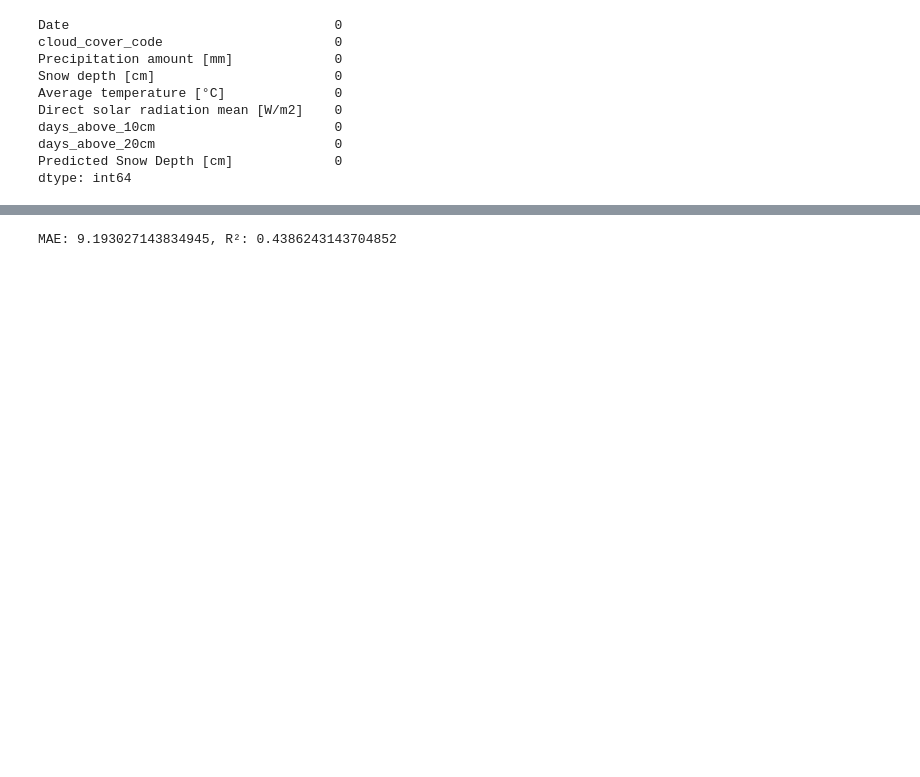
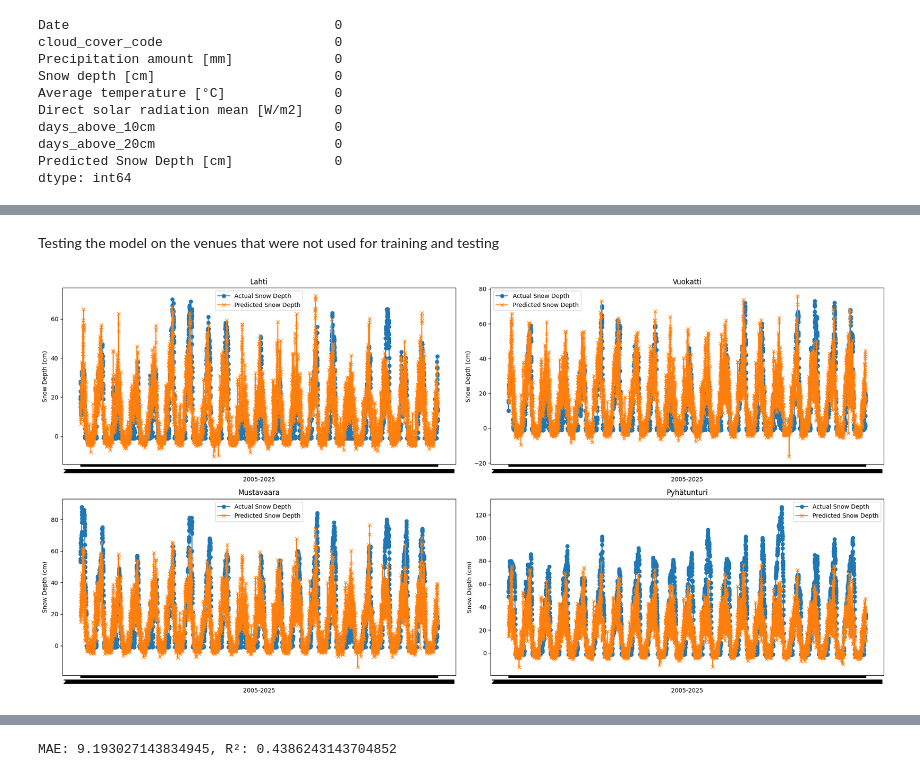
Before and after one commit to ZetaGroup1/WeatherMachine, a Jupyter notebook: Final_data_scripts/Scripts/training_model.ipynb, the cells around one changed output, grey strips where cells are left out. Saved outputs shown, nothing was run; the diff lists cells and outputs as text; code cells hidden in the pictures; blank space fills up the shorter version.

Commit message:
updatet version of training model

```diff
--- a/Final_data_scripts/Scripts/training_model.ipynb
+++ b/Final_data_scripts/Scripts/training_model.ipynb
@@ -196,0 +197,47 @@ R² Score: 0.453
+# %% [markdown]
+Testing the model on the venues that were not used for training and testing
+# %%
+#not used for training
+df_lahti = pd.read_csv("https://raw.githubusercontent.com/ZetaGroup1/WeatherMachine/main/Final_data_scripts/Data/Lahti_final.csv")
+df_vuokatti = pd.read_csv("https://raw.githubusercontent.com/ZetaGroup1/WeatherMachine/main/Final_data_scripts/Data/Vuokatti_final.csv")
+df_mustavaara = pd.read_csv("https://raw.githubusercontent.com/ZetaGroup1/WeatherMachine/main/Final_data_scripts/Data/Mustavaara_final.csv")
+df_pyhätunturi = pd.read_csv("https://raw.githubusercontent.com/ZetaGroup1/WeatherMachine/main/Final_data_scripts/Data/Pyhatunturi_final.csv")
+#used for training
+df_ylläs = pd.read_csv("https://raw.githubusercontent.com/ZetaGroup1/WeatherMachine/refs/heads/main/Final_data_scripts/Data/Yllas_final.csv")
+df_himos = pd.read_csv("https://raw.githubusercontent.com/ZetaGroup1/WeatherMachine/refs/heads/main/Final_data_scripts/Data/Himos_final.csv")
+df_serena = pd.read_csv("https://raw.githubusercontent.com/ZetaGroup1/WeatherMachine/refs/heads/main/Final_data_scripts/Data/Serena_final.csv")
+df_ruka = pd.read_csv("https://raw.githubusercontent.com/ZetaGroup1/WeatherMachine/refs/heads/main/Final_data_scripts/Data/Ruka_final.csv")
+df_tahko = pd.read_csv('https://raw.githubusercontent.com/ZetaGroup1/WeatherMachine/refs/heads/main/Final_data_scripts/Data/Tahko_final.csv')
+# %%
+dfs_remaining = [df_lahti, df_vuokatti, df_mustavaara, df_pyhätunturi]
+dfs_training = [df_ylläs, df_himos, df_serena, df_ruka, df_tahko]
+name_remaining = ['Lahti' ,'Vuokatti', 'Mustavaara', 'Pyhätunturi']
+name_training = [ 'Ylläs','Himos' ,'Serena', 'Ruka', 'Tahko']
+
+# Fill missing values
+for df in dfs_remaining:
+    df.ffill(inplace=True)
+    df.bfill(inplace=True)
+    df["Predicted Snow Depth [cm]"] = weather_model.predict(df[features])
+
+# Fill missing values
+for df in dfs_training:
+    df.ffill(inplace=True)
+    df.bfill(inplace=True)
+    df["Predicted Snow Depth [cm]"] = weather_model.predict(df[features])
+# %%
+plt.figure(figsize=(20, 10))
+i = 1
+for df in dfs_remaining:
+    plt.subplot(2, 2, i)  # (rows, columns, index)
+    plt.plot(df["Date"], df['Snow depth [cm]'], label="Actual Snow Depth", marker='o')
+    plt.plot(df["Date"], df['Predicted Snow Depth [cm]'], label="Predicted Snow Depth", marker='x')
+    plt.xlabel("2005-2025")
+    plt.ylabel("Snow Depth (cm)")
+    plt.title(name_remaining[i-1])
+    plt.legend()
+    i += 1
+plt.tight_layout()
+plt.show()
+# %% [output]
+[figure, added]
```
Also changed, not shown: parts of 8 cells of this notebook.
